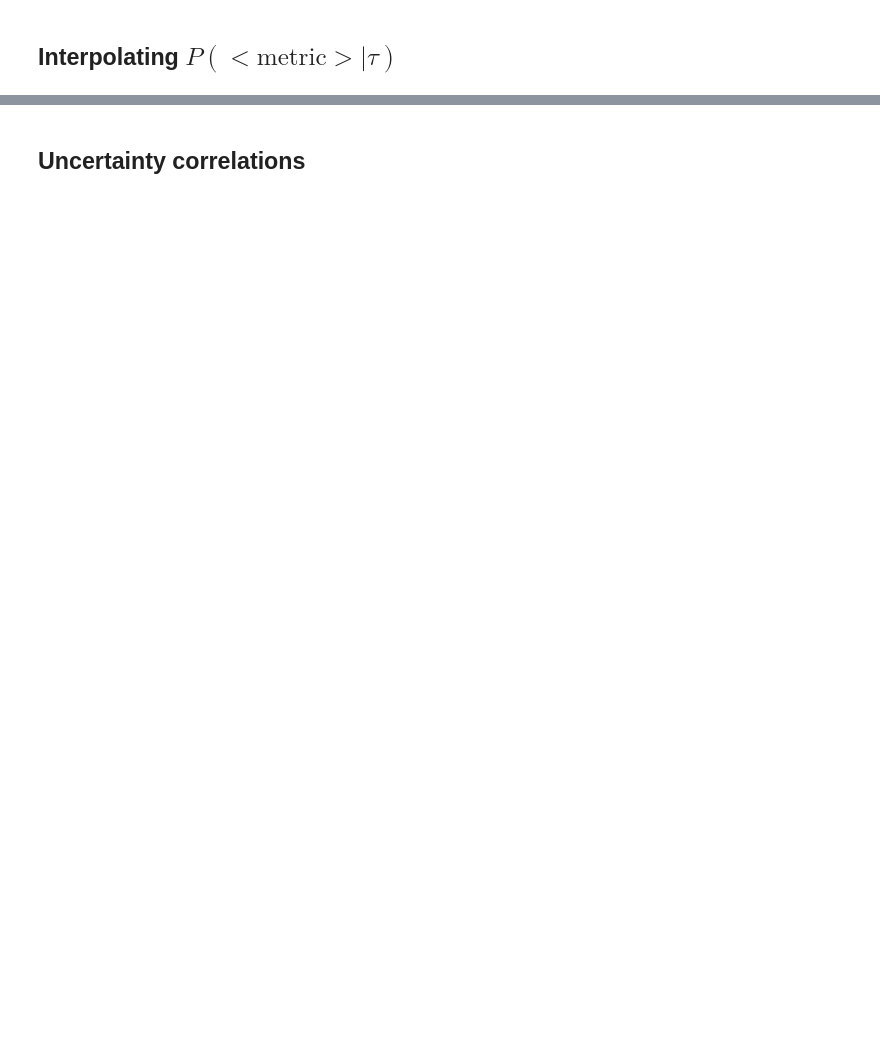
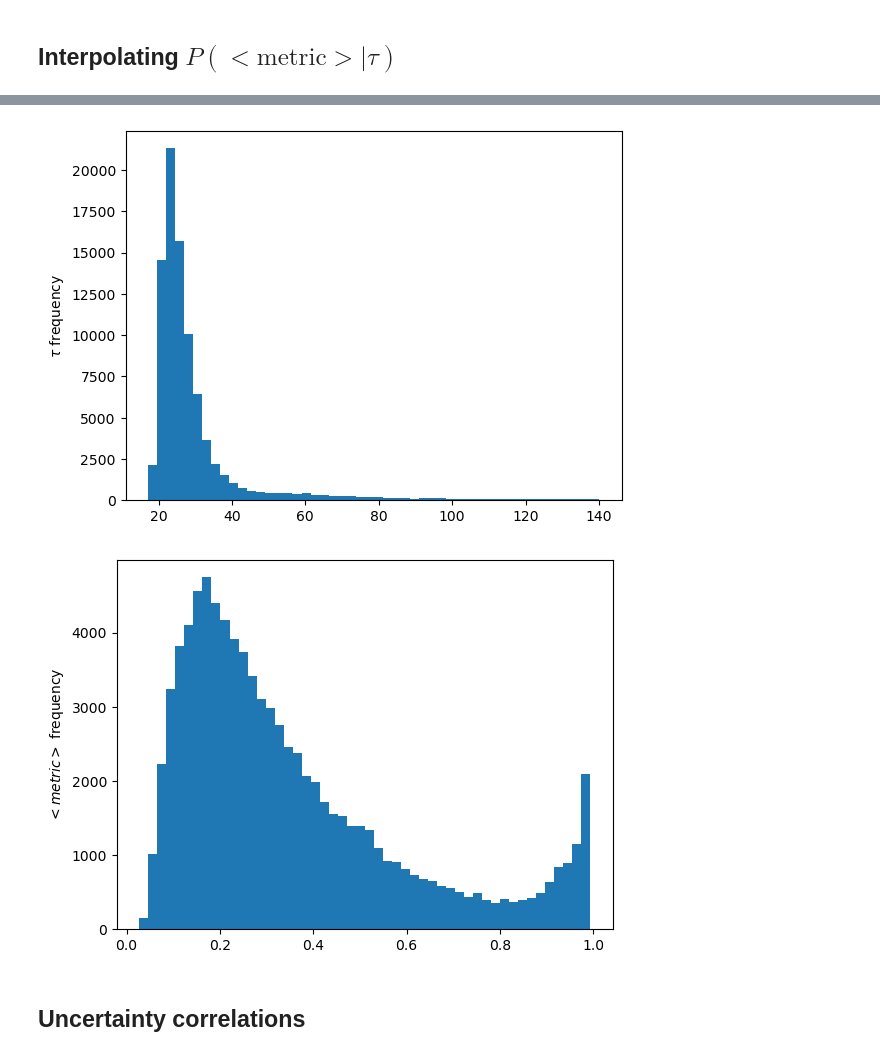
Before and after one commit to patricklawton/TecateCypress, a Jupyter notebook: sensitivity/viz.ipynb, the cells around one changed output, grey strips where cells are left out. Cells and saved outputs as stored; diff of their text form; code cells hidden in the pictures; blank space fills up the shorter version.

```diff
--- a/sensitivity/viz.ipynb
+++ b/sensitivity/viz.ipynb
@@ -33,3 +74,30 @@ project = sg.get_project()
+# %%
+# Get histogram of <metric> over all cells based on above spl
+ul_coord = [1500, 2800]
+lr_coord = [2723, 3905]
+usecols = np.arange(ul_coord[0],lr_coord[0])
+sdmfn = "../shared_maps/SDM_1995.asc"
+sdm = np.loadtxt(sdmfn,skiprows=6+ul_coord[1],
+                         max_rows=lr_coord[1], usecols=usecols)
+fdmfn = '../shared_maps/FDE_current_allregions.asc'
+fdm = np.loadtxt(fdmfn,skiprows=6+ul_coord[1],
+                         max_rows=lr_coord[1], usecols=usecols)
+sdm, fdm = adjustmaps([sdm, fdm])
+delta_t = 30
+c = 1.42
+b_raster = delta_t / np.power(-np.log(1-fdm), 1/c)
+tau_raster = b_raster * gamma(1+1/c)
+maps_filt = (sdm > 0) & (fdm > 0)
+tau_flat = tau_raster[maps_filt]
+plt.hist(tau_flat[tau_flat <= max(tau_vec)], bins=50);
+plt.ylabel(r"$\tau$ frequency")
+plt.show()
+plt.hist(spl(tau_flat[tau_flat <= max(tau_vec)]), bins=50);
+plt.ylabel(r"$<metric>$ frequency")
+plt.show()
+# %% [output]
+[figure, added]
+[figure, added]
 # %% [markdown]
 ## Uncertainty correlations
 # %%
```
Also changed, not shown: parts of 10 cells of this notebook, 4 other files.
